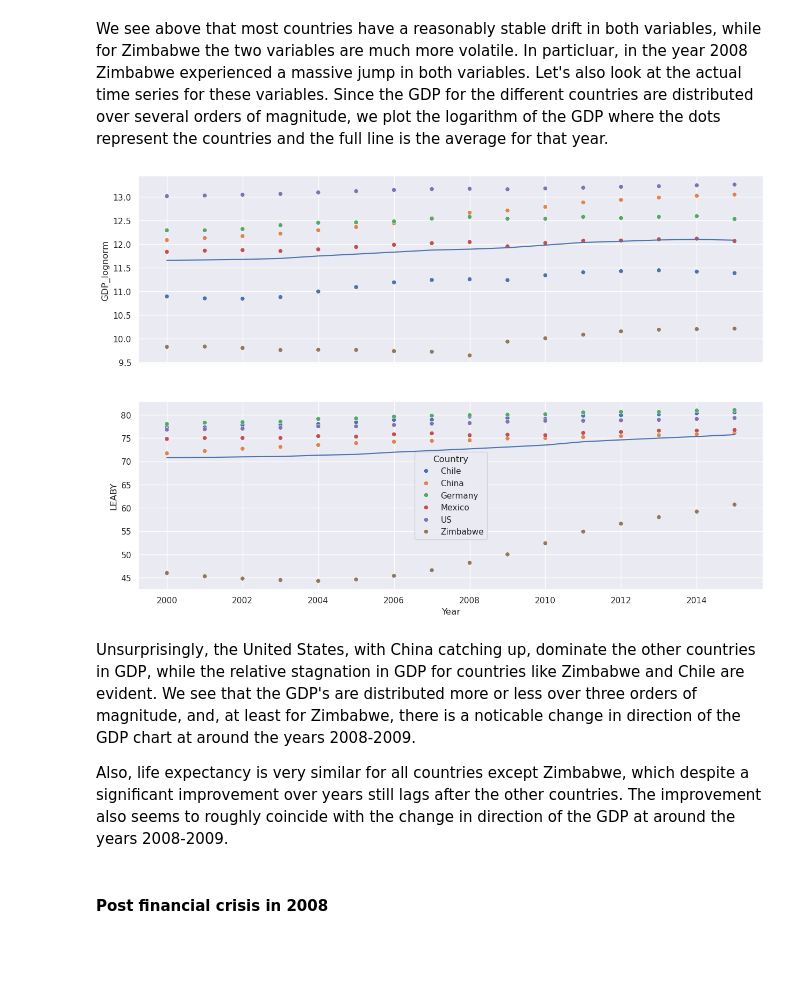
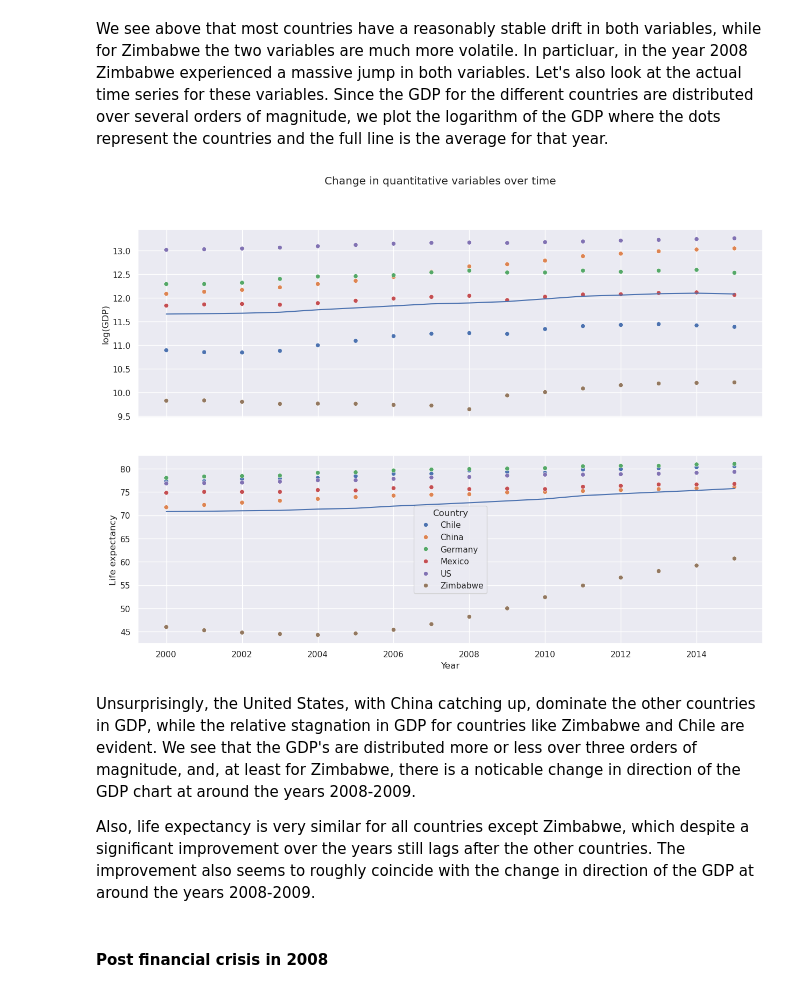
Before and after one commit to NicolaiBanke/Life-Expectancy-and-GDP, a Jupyter notebook: life_expectancy_gdp.ipynb, the cells around one changed output. Drawn from its saved outputs; the diff is of its cells as text; code cells hidden in the pictures; blank space fills up the shorter version.

```diff
--- a/life_expectancy_gdp.ipynb
+++ b/life_expectancy_gdp.ipynb
@@ -28,7 +28,7 @@ data = pd.read_csv('all_data.csv')
 # Normalize GDP to order 10bn
 data['GDP_bnnorm'] = data['GDP'].map(lambda x: x/(10**10))
 # Handle the large orders of magnitude with log
-data['GDP_lognorm'] = data['GDP'].map(lambda x: np.log10(x))
+data['log_GDP'] = data['GDP'].map(lambda x: np.log10(x))
 
 # Simplify name of Life expectancy column
 data.rename(columns={'Life expectancy at birth (years)':'LEABY'}, inplace=True)
@@ -39,37 +39,5 @@ data[['LEABY_pct_ch', 'GDP_pct_ch']] = data[['LEABY', 'GDP', 'Country']].groupby
 # Simplify name of the United States
 data['Country'] = data['Country'].map(lambda x: 'US' if x == 'United States of America' else x)
 
-
-# It will be useful to be able to access the dataframe by country
-data_dict = {
-    country: data[data['Country'] == country].drop(columns=['Country'], axis=1)
-    for country in data.Country.unique()
-}
-
-# min-max normalization of GDP
-GDP_mins = {
-    country: data_dict[country].GDP.min() for country in data.Country.unique()
-}
-GDP_maxs = {
-    country: data_dict[country].GDP.max() for country in data.Country.unique()
-}
-
-data['GDP_minmax'] = data[['GDP', 'Country']].apply(lambda x:
-    (x.GDP - GDP_mins[x.Country])/(GDP_maxs[x.Country] - GDP_mins[x.Country])
-, axis=1)
-
-# min-max normalization of LEABY
-LEABY_mins = {
-    country: data_dict[country].LEABY.min() for country in data.Country.unique()
-}
-
-LEABY_maxs = {
-    country: data_dict[country].LEABY.max() for country in data.Country.unique()
-}
-
-data['LEABY_minmax'] = data[['LEABY', 'Country']].apply(lambda x:
-    (x.LEABY - LEABY_mins[x.Country])/(LEABY_maxs[x.Country] - LEABY_mins[x.Country])
-, axis=1)
-
 print(data.head())
 # %% [output]
@@ -134,28 +100,26 @@ We see above that most countries have a reasonably stable drift in both variable
 # %%
 nrows = 2
 ncols = 1
 
 fig, ax = plt.subplots(nrows, ncols, figsize=(15,10), sharex=True, sharey=False)
 
-sns.lineplot(data=data[['Year', 'GDP_lognorm']].groupby('Year').mean(), x='Year', y='GDP_lognorm', ax=ax[0])
-sns.scatterplot(data=data, x='Year', y='GDP_lognorm', hue='Country', ax=ax[0], legend=False)
+sns.lineplot(data=data[['Year', 'log_GDP']].groupby('Year').mean(), x='Year', y='log_GDP', ax=ax[0])
+sns.scatterplot(data=data, x='Year', y='log_GDP', hue='Country', ax=ax[0], legend=False)
 sns.lineplot(data=data[['Year', 'LEABY']].groupby('Year').mean(), x='Year', y='LEABY', ax=ax[1])
 sns.scatterplot(data=data, x='Year', y='LEABY', hue='Country', ax=ax[1])
-
-plt.show()
 
 fig.suptitle('Change in quantitative variables over time')
 
 ax[0].set_ylabel('log(GDP)')
 ax[1].set_ylabel('Life expectancy')
 
 plt.show()
 # %% [output]
-[figure, old version]
+[figure, new version]
 # %% [markdown]
 Unsurprisingly, the United States, with China catching up, dominate the other countries in GDP, while the relative stagnation in GDP for countries like Zimbabwe and Chile are evident. We see that the GDP's are distributed more or less over three orders of magnitude, and, at least for Zimbabwe, there is a noticable change in direction of the GDP chart at around the years 2008-2009.
 
-Also, life expectancy is very similar for all countries except Zimbabwe, which despite a significant improvement over years still lags after the other countries. The improvement also seems to roughly coincide with the change in direction of the GDP at around the years 2008-2009.
+Also, life expectancy is very similar for all countries except Zimbabwe, which despite a significant improvement over the years still lags after the other countries. The improvement also seems to roughly coincide with the change in direction of the GDP at around the years 2008-2009.
 # %% [markdown]
 #### Post financial crisis in 2008
 # %% [markdown]
```
Also changed, not shown: parts of 10 cells of this notebook.
